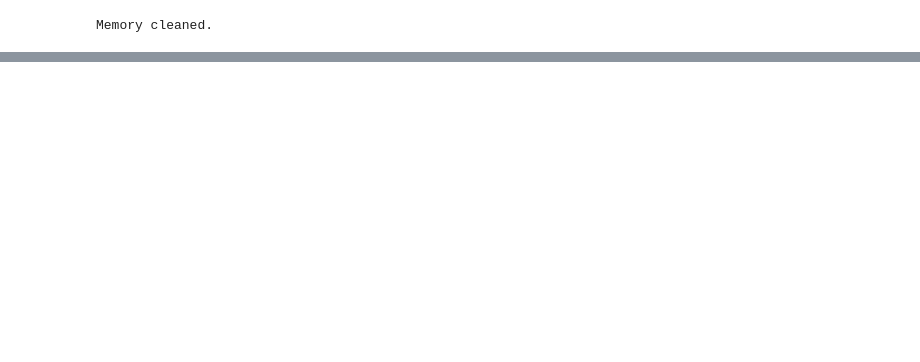
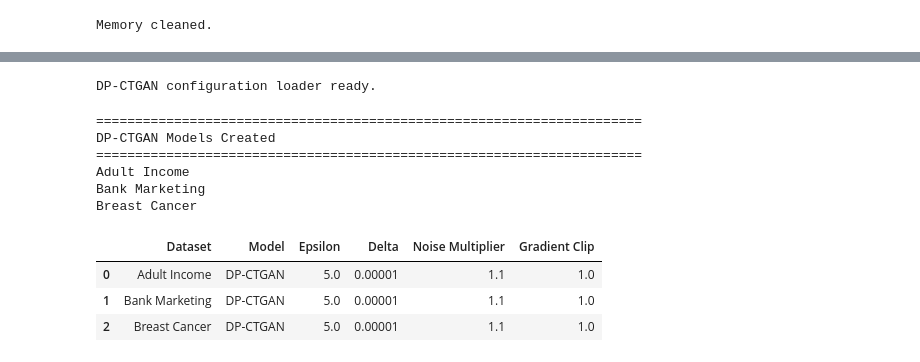
Before and after one commit to amzad-786githumb/Privacy-Preserving-Synthetic-Tabular-Data-Generation-Using-Generative-Adversarial-Networks, a Jupyter notebook: 04_Baseline_Deep_Models.ipynb, the cells around one changed output, grey strips where cells are left out. Saved outputs shown, nothing was run; the diff lists cells and outputs as text; code cells hidden in the pictures; blank space fills up the shorter version.

```diff
--- a/04_Baseline_Deep_Models.ipynb
+++ b/04_Baseline_Deep_Models.ipynb
@@ -2015,0 +1719,16 @@ for f in PROJECT_ROOT.rglob("*"):
+# %%
+# ============================================================
+# Cell 53 : Configuration Loader
+# ============================================================
+
+def get_dp_ctgan_config():
+
+    """
+    Return a copy of the DP-CTGAN configuration.
+    """
+
+    return DP_CTGAN_FACTORY_CONFIG.copy()
+
+print("DP-CTGAN configuration loader ready.")
+# %% [output]
+DP-CTGAN configuration loader ready.
@@ -2015,0 +1781,64 @@ for f in PROJECT_ROOT.rglob("*"):
+# %%
+# ============================================================
+# Cell 55 : Create DP-CTGAN Models
+# ============================================================
+
+dp_ctgan_models = {}
+
+for dataset_name in datasets:
+
+    dp_ctgan_models[dataset_name] = create_dp_ctgan(
+
+        metadata[dataset_name]
+
+    )
+
+print("="*70)
+
+print("DP-CTGAN Models Created")
+
+print("="*70)
+
+for model in dp_ctgan_models:
+
+    print(model)
+# %% [output]
+======================================================================
+DP-CTGAN Models Created
+======================================================================
+Adult Income
+Bank Marketing
+Breast Cancer
+# %%
+# ============================================================
+# Cell 56 : Privacy Summary
+# ============================================================
+
+summary = []
+
+for dataset_name in dp_ctgan_models:
+
+    summary.append({
+
+        "Dataset": dataset_name,
+
+        "Model": "DP-CTGAN",
+
+        "Epsilon": DP_CONFIG["epsilon"],
+
+        "Delta": DP_CONFIG["delta"],
+
+        "Noise Multiplier": DP_CONFIG["noise_multiplier"],
+
+        "Gradient Clip": DP_CONFIG["max_grad_norm"]
+
+    })
+
+dp_summary = pd.DataFrame(summary)
+
+display(dp_summary)
+# %% [output]
+|  | Dataset | Model | Epsilon | Delta | Noise Multiplier | Gradient Clip |
+| 0 | Adult Income | DP-CTGAN | 5.0 | 0.00001 | 1.1 | 1.0 |
+| 1 | Bank Marketing | DP-CTGAN | 5.0 | 0.00001 | 1.1 | 1.0 |
+| 2 | Breast Cancer | DP-CTGAN | 5.0 | 0.00001 | 1.1 | 1.0 |
```
Also changed, not shown: parts of 152 cells of this notebook.
